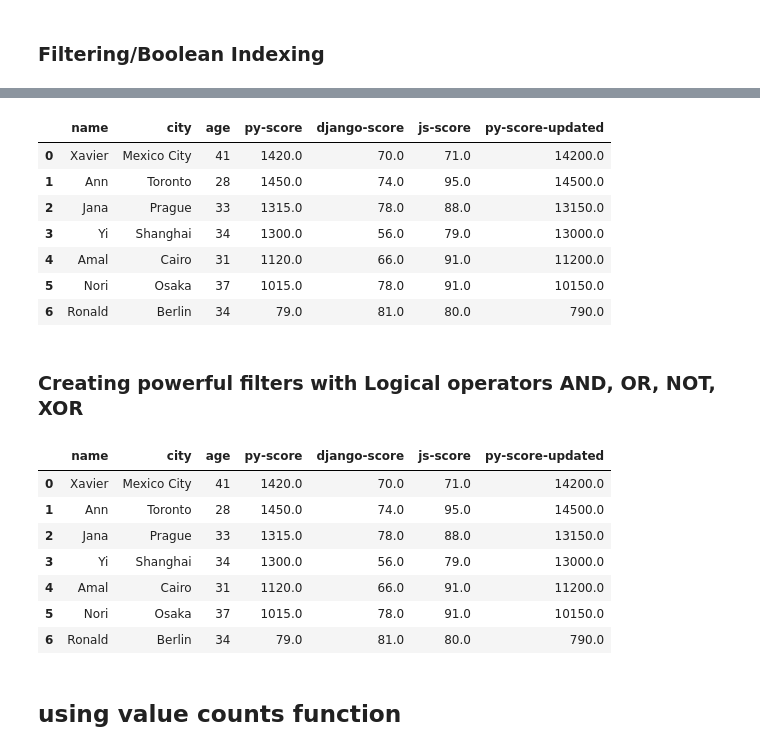
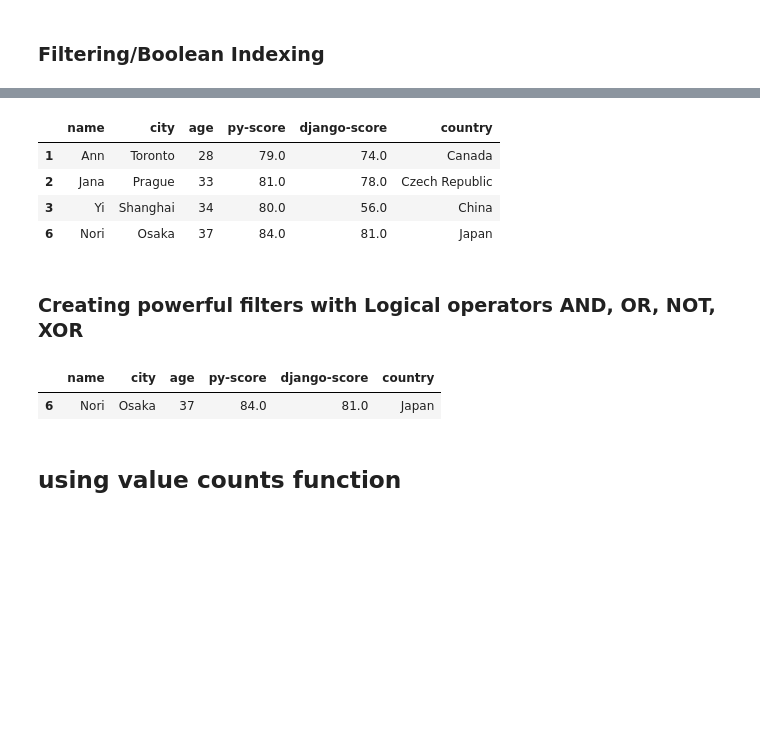
Before and after one commit to bryandunleavydata/IH_AB_DA_FT_MAY_2023, a Jupyter notebook: Class_Materials/Pandas/Pandas_Data_Frame_General-Part_1.ipynb, the cells around one changed output, grey strips where cells are left out. Drawn from its saved outputs; the diff is of its cells as text; code cells hidden in the pictures; blank space fills up the shorter version.

```diff
--- a/Class_Materials/Pandas/Pandas_Data_Frame_General-Part_1.ipynb
+++ b/Class_Materials/Pandas/Pandas_Data_Frame_General-Part_1.ipynb
@@ -243,4 +313,4 @@ students_df.index
 # %% [output]
 Int64Index([101, 102, 103, 104, 105, 106, 107], dtype='int64')
 # %%
-students_df=students_df.drop(105)
+students_df.drop(105)
@@ -389,7 +426,7 @@ students_df
 | 106 | Amal | Cairo | 31 | 61.0 |
 | 107 | Nori | Osaka | 37 | 84.0 |
 # %%
-students_df.index = list(np.arange(0, 6))
+students_df.index = list(np.arange(0, 7))
 students_df
 # %% [output]
 |  | name | city | age | py-score |
@@ -406,5 +444,5 @@ Int64Index([0, 1, 2, 3, 4, 5], dtype='int64')
 # %%
-students_df.iloc[:4, 3] = [40, 50, 60, 70]
+students_df.loc[0,'py-score'] = 48
 students_df
 # %% [output]
 |  | name | city | age | py-score |
@@ -593,0 +514,2 @@ Name: 6, dtype: object
+# %%
+students_df['country'] = ['Mexico', 'Canada', 'Czech Republic', 'China', 'UK', 'Egypt', 'Japan']
@@ -658,28 +573,19 @@ very_good_students_filter=students_df[students_df["py-score"]>=75]
 # %%
 very_good_students_filter
 # %% [output]
-|  | name | city | age | py-score | django-score | js-score | py-score-updated |
-| 0 | Xavier | Mexico City | 41 | 1420.0 | 70.0 | 71.0 | 14200.0 |
-| 1 | Ann | Toronto | 28 | 1450.0 | 74.0 | 95.0 | 14500.0 |
-| 2 | Jana | Prague | 33 | 1315.0 | 78.0 | 88.0 | 13150.0 |
-| 3 | Yi | Shanghai | 34 | 1300.0 | 56.0 | 79.0 | 13000.0 |
-| 4 | Amal | Cairo | 31 | 1120.0 | 66.0 | 91.0 | 11200.0 |
-| 5 | Nori | Osaka | 37 | 1015.0 | 78.0 | 91.0 | 10150.0 |
-| 6 | Ronald | Berlin | 34 | 79.0 | 81.0 | 80.0 | 790.0 |
+|  | name | city | age | py-score | django-score | country |
+| 1 | Ann | Toronto | 28 | 79.0 | 74.0 | Canada |
+| 2 | Jana | Prague | 33 | 81.0 | 78.0 | Czech Republic |
+| 3 | Yi | Shanghai | 34 | 80.0 | 56.0 | China |
+| 6 | Nori | Osaka | 37 | 84.0 | 81.0 | Japan |
 # %% [markdown]
 ### Creating powerful filters with Logical operators AND, OR, NOT, XOR
 # %%
 #print('df[(df[py-score] >= 80) & (df[js-score] >= 80)]')
-students_df[(students_df['py-score'] >= 200) | (students_df['django-score'] >= 80)] #or
+students_df[(students_df['py-score'] >= 70) & (students_df['django-score'] >= 80)] #or
 # %% [output]
-|  | name | city | age | py-score | django-score | js-score | py-score-updated |
-| 0 | Xavier | Mexico City | 41 | 1420.0 | 70.0 | 71.0 | 14200.0 |
-| 1 | Ann | Toronto | 28 | 1450.0 | 74.0 | 95.0 | 14500.0 |
-| 2 | Jana | Prague | 33 | 1315.0 | 78.0 | 88.0 | 13150.0 |
-| 3 | Yi | Shanghai | 34 | 1300.0 | 56.0 | 79.0 | 13000.0 |
-| 4 | Amal | Cairo | 31 | 1120.0 | 66.0 | 91.0 | 11200.0 |
-| 5 | Nori | Osaka | 37 | 1015.0 | 78.0 | 91.0 | 10150.0 |
-| 6 | Ronald | Berlin | 34 | 79.0 | 81.0 | 80.0 | 790.0 |
+|  | name | city | age | py-score | django-score | country |
+| 6 | Nori | Osaka | 37 | 84.0 | 81.0 | Japan |
 # %% [markdown]
 ## using value counts  function
 # %%
```
Also changed, not shown: parts of 71 cells of this notebook.
